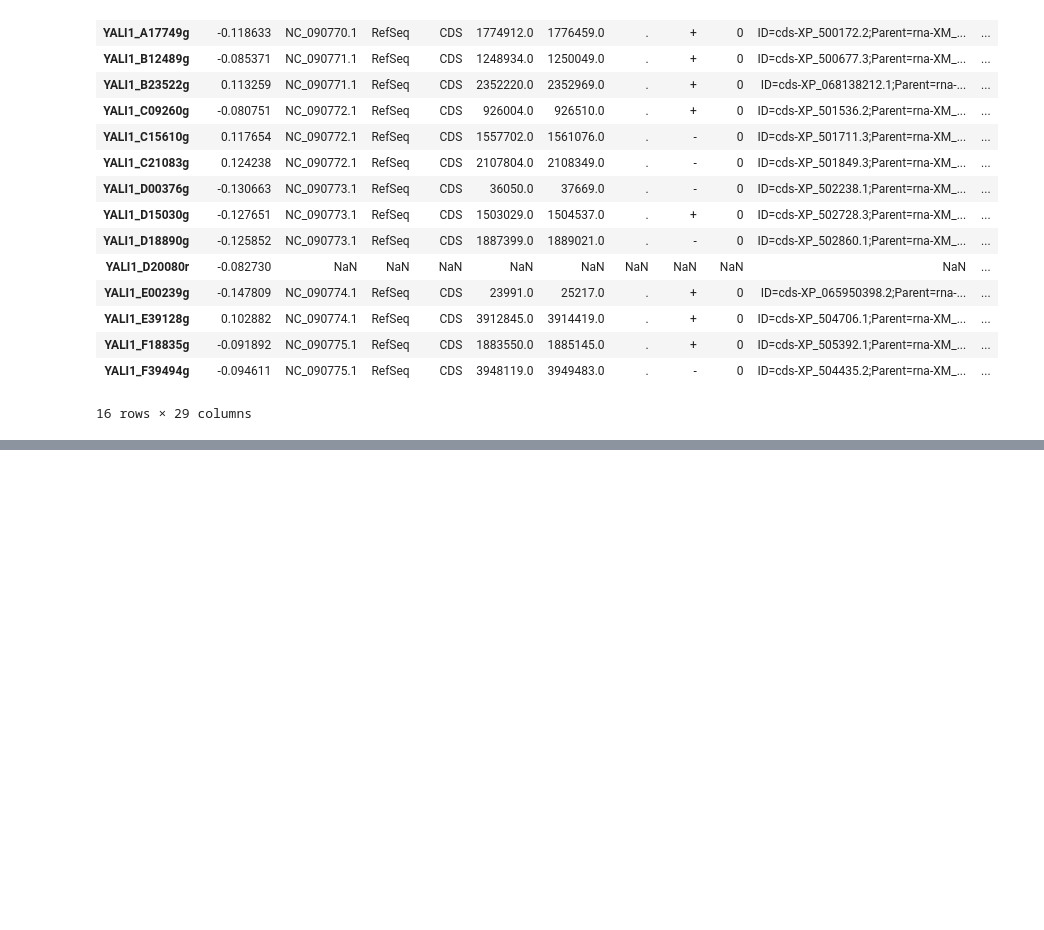
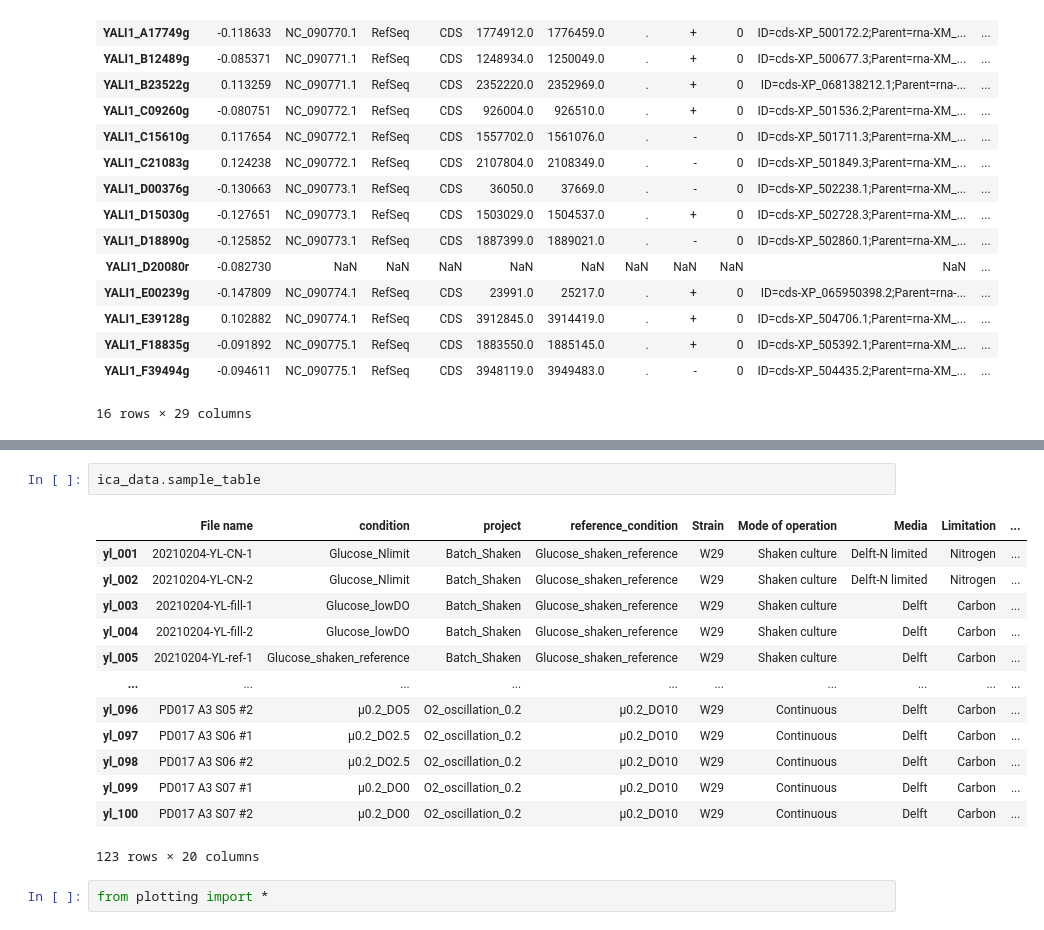
Before and after one commit to SBRG/yarrowia_lipolytica_ICA, a Jupyter notebook: imod_analysis/fig4_dissolved_o2.ipynb, the cells around one changed output, grey strips where cells are left out. Drawn from its saved outputs; the diff is of its cells as text; blank space fills up the shorter version.

```diff
--- a/imod_analysis/fig4_dissolved_o2.ipynb
+++ b/imod_analysis/fig4_dissolved_o2.ipynb
@@ -370,3 +356,21 @@ ica_data.imodulon_table
 | 34 | UC2 | N.A | S (Unknown) | Uncharacterized | 78 | 0.017706 | 0.040438 | NaN | ... |
 | 35 | ADR1 | CRP like - non glucose carbon met... | Q (Catabolism) | Metabolism | 287 | 0.095930 | 0.024665 | 2.4016560658451717e-09 | ... |
 | 36 | UC12 | N.A | G(Carbohydrate transport and meta... | Uncharacterized | 111 | 0.005311 | 0.032749 | NaN | ... |
+# %%
+ica_data.sample_table
+# %% [output]
+|  | File name | condition | project | reference_condition | Strain | Mode of operation | Media | Limitation | ... |
+| yl_001 | 20210204-YL-CN-1 | Glucose_Nlimit | Batch_Shaken | Glucose_shaken_reference | W29 | Shaken culture | Delft-N limited | Nitrogen | ... |
+| yl_002 | 20210204-YL-CN-2 | Glucose_Nlimit | Batch_Shaken | Glucose_shaken_reference | W29 | Shaken culture | Delft-N limited | Nitrogen | ... |
+| yl_003 | 20210204-YL-fill-1 | Glucose_lowDO | Batch_Shaken | Glucose_shaken_reference | W29 | Shaken culture | Delft | Carbon | ... |
+| yl_004 | 20210204-YL-fill-2 | Glucose_lowDO | Batch_Shaken | Glucose_shaken_reference | W29 | Shaken culture | Delft | Carbon | ... |
+| yl_005 | 20210204-YL-ref-1 | Glucose_shaken_reference | Batch_Shaken | Glucose_shaken_reference | W29 | Shaken culture | Delft | Carbon | ... |
+| ... | ... | ... | ... | ... | ... | ... | ... | ... | ... |
+| yl_096 | PD017 A3 S05 #2 | µ0.2_DO5 | O2_oscillation_0.2 | µ0.2_DO10 | W29 | Continuous | Delft | Carbon | ... |
+| yl_097 | PD017 A3 S06 #1 | µ0.2_DO2.5 | O2_oscillation_0.2 | µ0.2_DO10 | W29 | Continuous | Delft | Carbon | ... |
+| yl_098 | PD017 A3 S06 #2 | µ0.2_DO2.5 | O2_oscillation_0.2 | µ0.2_DO10 | W29 | Continuous | Delft | Carbon | ... |
+| yl_099 | PD017 A3 S07 #1 | µ0.2_DO0 | O2_oscillation_0.2 | µ0.2_DO10 | W29 | Continuous | Delft | Carbon | ... |
+| yl_100 | PD017 A3 S07 #2 | µ0.2_DO0 | O2_oscillation_0.2 | µ0.2_DO10 | W29 | Continuous | Delft | Carbon | ... |
+123 rows × 20 columns
+# %%
+from plotting import *
```
Also changed, not shown: parts of 8 cells of this notebook, 17 other files.
